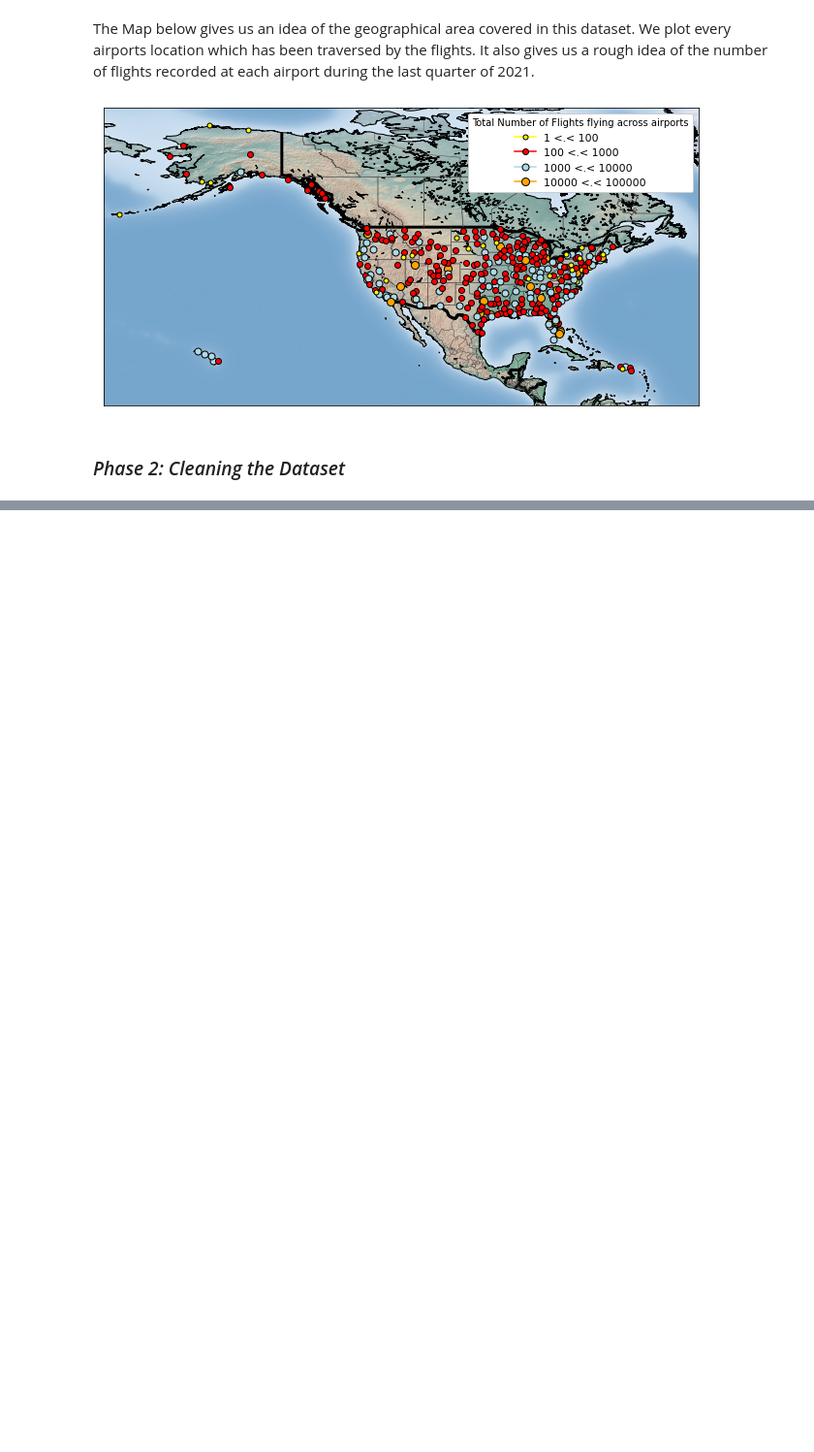
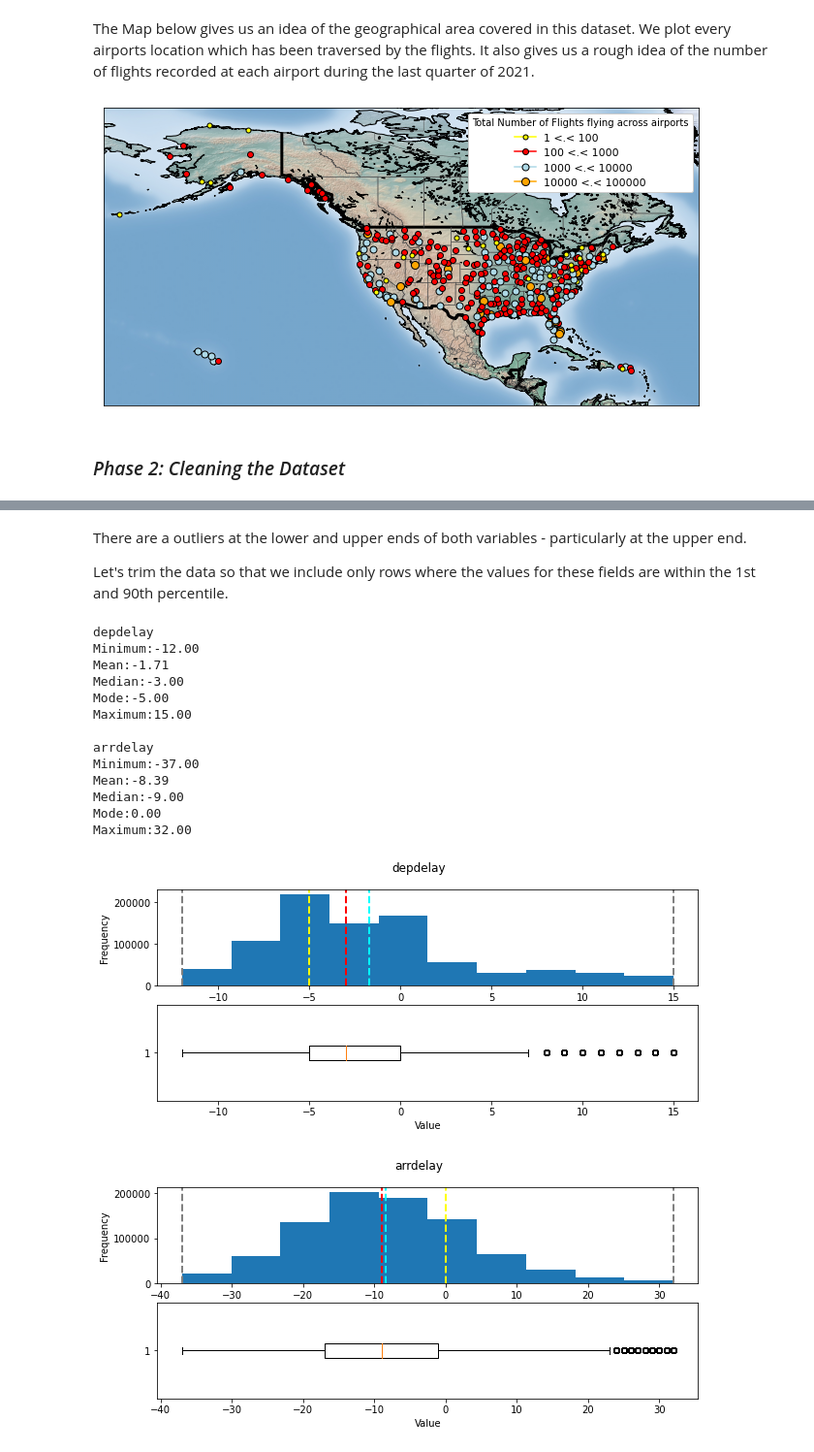
Before and after one commit to Ramachandranmu/Flight_Data, a Jupyter notebook: Flight_Data_Analysis.ipynb, the cells around one changed output, grey strips where cells are left out. Shown at 97% size. Cells and saved outputs as stored; diff of their text form; code cells hidden in the pictures; blank space fills up the shorter version.

```diff
--- a/Flight_Data_Analysis.ipynb
+++ b/Flight_Data_Analysis.ipynb
@@ -137,0 +336,33 @@ plt.show()
+# %% [markdown]
+There are a outliers at the lower and upper ends of both variables - particularly at the upper end.
+
+Let's trim the data so that we include only rows where the values for these fields are within the 1st and 90th percentile.
+# %%
+df_flights_copy = df_flights.copy()
+# Trim outliers for arrdelay based on 1% and 90% percentiles
+df_flights_copy = df_flights_copy[df_flights_copy.arrdelay < df_flights_copy.arrdelay.quantile(0.90)]
+df_flights_copy = df_flights_copy[df_flights_copy.arrdelay > df_flights_copy.arrdelay.quantile(0.01)]
+
+# Trim outliers for depdelay based on 1% and 90% percentiles
+df_flights_copy = df_flights_copy[df_flights_copy.depdelay < df_flights_copy.depdelay.quantile(0.90)]
+df_flights_copy = df_flights_copy[df_flights_copy.depdelay > df_flights_copy.depdelay.quantile(0.01)]
+
+# View the revised distributions
+for col in delayFields:
+    show_distribution(df_flights_copy[col])
+# %% [output]
+depdelay
+Minimum:-12.00
+Mean:-1.71
+Median:-3.00
+Mode:-5.00
+Maximum:15.00
+
+arrdelay
+Minimum:-37.00
+Mean:-8.39
+Median:-9.00
+Mode:0.00
+Maximum:32.00
+[figure, added]
+[figure, added]
```
Also changed, not shown: parts of 26 cells of this notebook.
